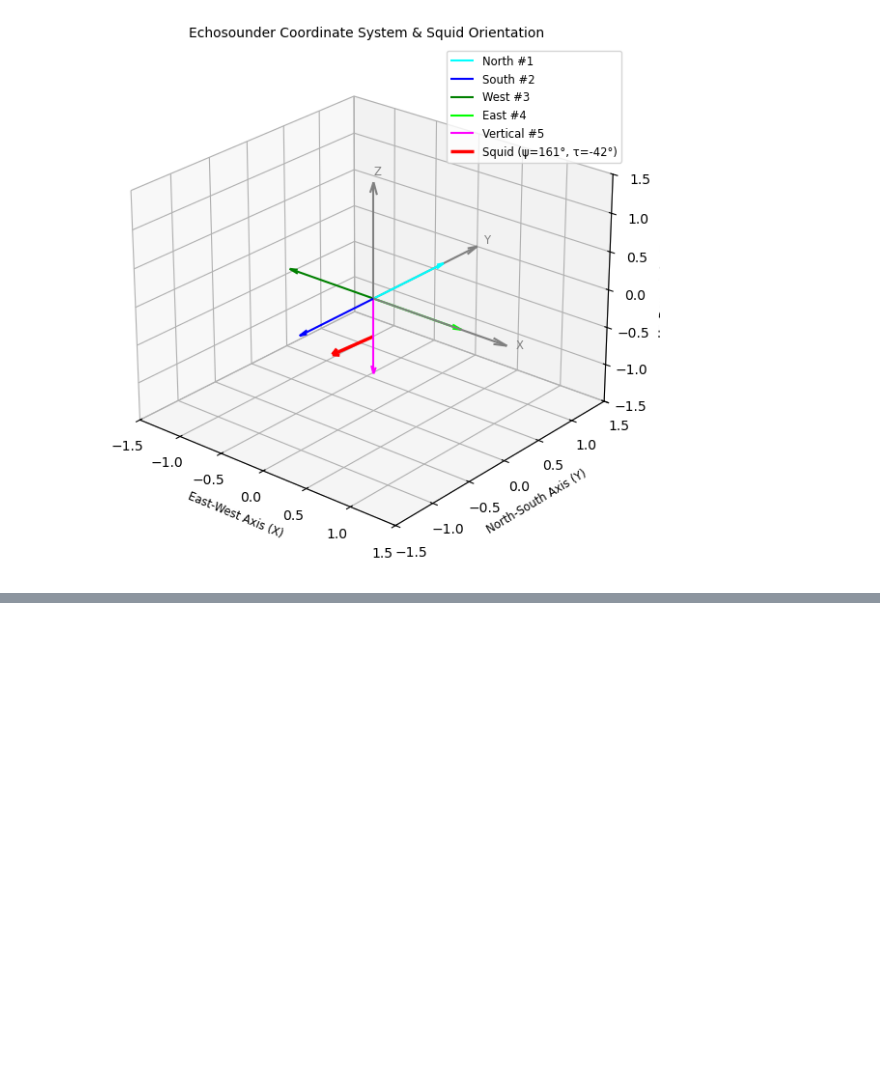
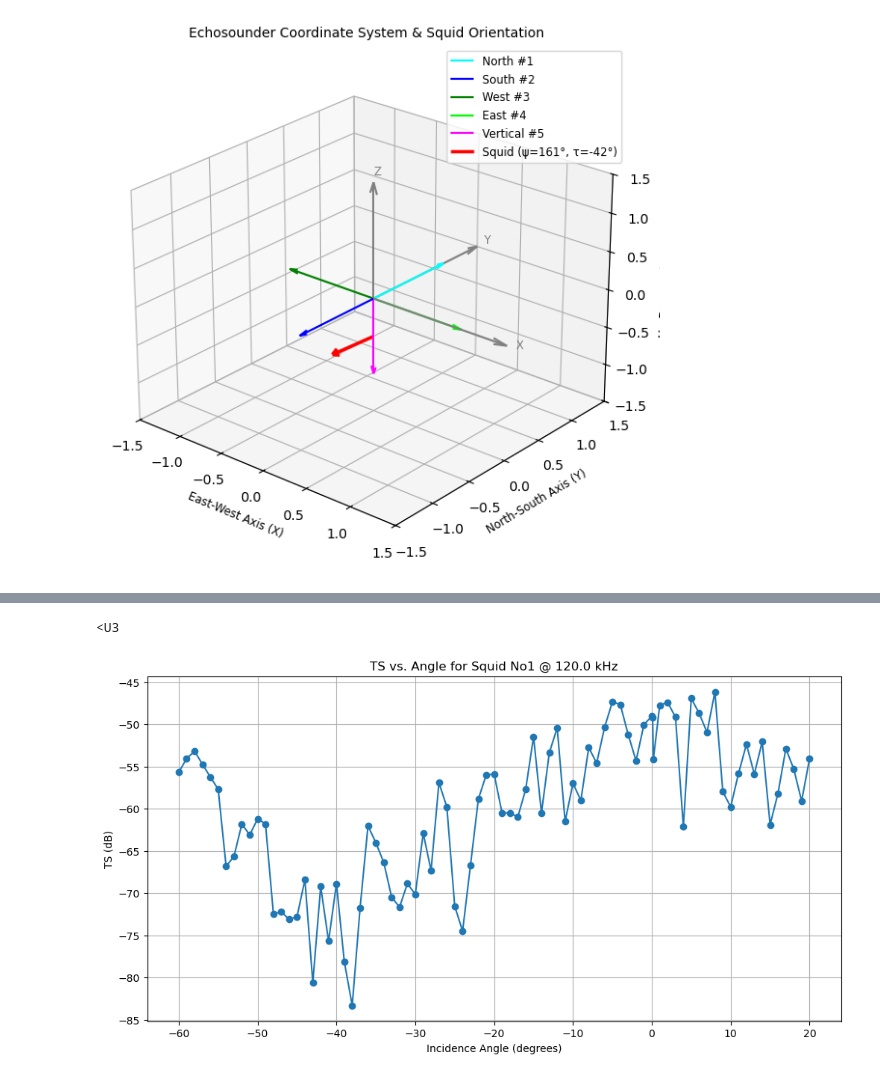
Before and after one commit to jfshanghai/5BTSS, a Jupyter notebook: processing.ipynb, the cells around one changed output, grey strips where cells are left out. Drawn from its saved outputs; the diff is of its cells as text; code cells hidden in the pictures; blank space fills up the shorter version.

```diff
--- a/processing.ipynb
+++ b/processing.ipynb
@@ -429,0 +583,13 @@ AttributeError: 'SquidAngleGUI' object has no attribute 'tau_label'. Did you mea
+# %%
+
+import xarray as xr
+import matplotlib.pyplot as plt
+import numpy as np
+
+file_path = 'processed_squid_ts_fix.nc'
+ds = xr.open_dataset(file_path)
+
+# --- 1. 打印NetCDF数据结构 ---
+print("--- 数据集结构预览 ---")
+print(ds)
+print("\n" + "="*50 + "\n")
@@ -429,0 +615,31 @@ AttributeError: 'SquidAngleGUI' object has no attribute 'tau_label'. Did you mea
+# %%
+print(ds.squid_id.dtype)      # 大概率输出 |U3 或 object
+# %% [output]
+<U3
+# %%
+# --------- 参数 ----------
+SQUID_ID_A    = 'No1'
+SYSTEM_FREQ_A = 120
+TARGET_FREQ_A = 120          # 想画的目标频率（kHz）
+# -------------------------
+
+# 1. 先精确匹配字符串维度，再对数值维度用 nearest
+ts_data_A = (
+    ds['TS']
+    .sel(squid_id=SQUID_ID_A, system_freq=SYSTEM_FREQ_A)            # 精确
+    .sel(frequency=TARGET_FREQ_A, method='nearest')                 # nearest 只作用于 frequency
+    .sortby('angle')                                                # 按角度排序
+)
+
+# 2. 绘图
+plt.figure(figsize=(12, 6))
+ts_data_A.plot.line(x='angle', marker='o', linestyle='-')
+
+# 3. 图表装饰
+plt.title(f'TS vs. Angle for Squid {SQUID_ID_A} @ {ts_data_A.frequency.item():.1f} kHz')
+plt.xlabel('Incidence Angle (degrees)')
+plt.ylabel('TS (dB)')
+plt.grid(True)
+plt.show()
+# %% [output]
+[figure, added]
```
Also changed, not shown: parts of 31 cells of this notebook, 37 other files.
